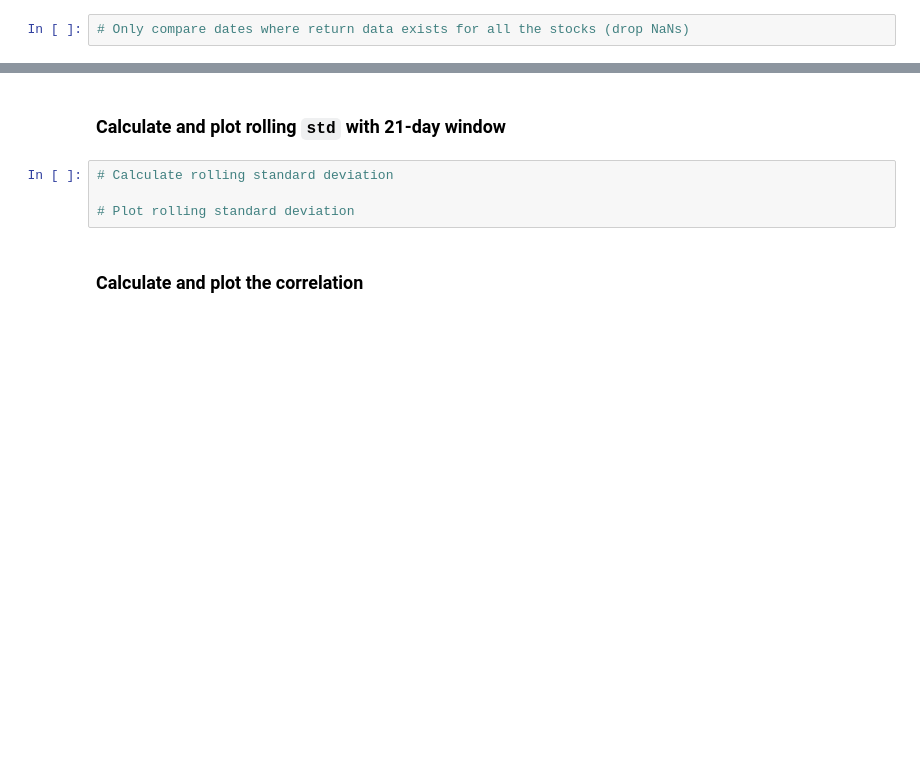
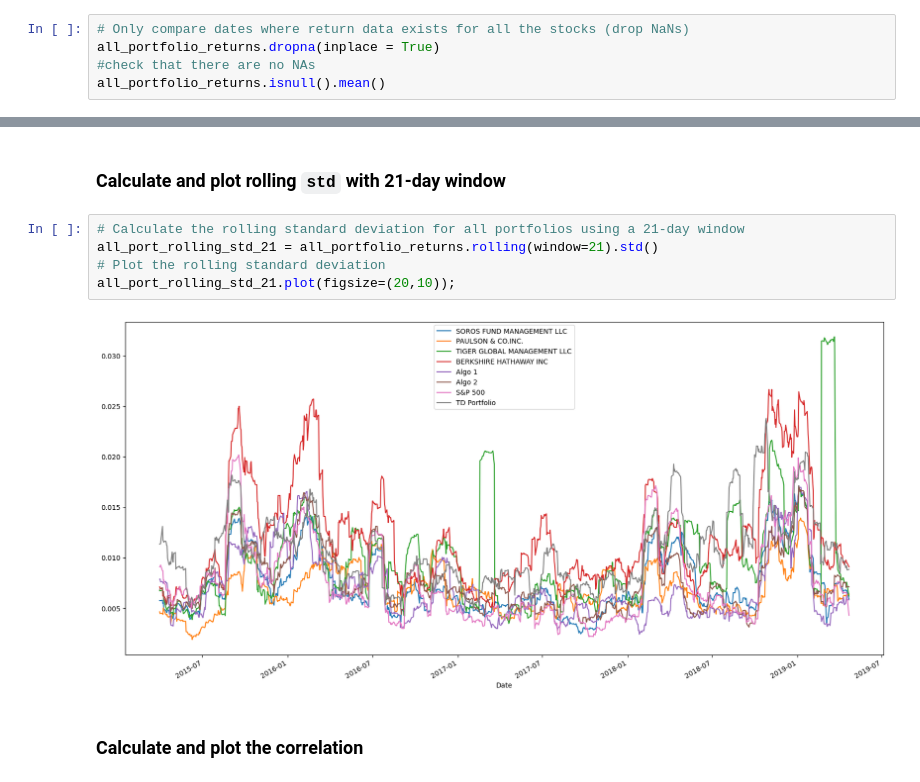
Before and after one commit to TDanner7/Portfolio-Review, a Jupyter notebook: Starter_Code/whale_analysis.ipynb, the cells around one changed output, grey strips where cells are left out. Saved outputs shown, nothing was run; the diff lists cells and outputs as text; blank space fills up the shorter version.

```diff
--- a/Starter_Code/whale_analysis.ipynb
+++ b/Starter_Code/whale_analysis.ipynb
@@ -571,3 +582,6 @@ all_portfolio_returns.head()
 | 2015-03-09 | 0.000582 | 0.004225 | 0.005843 | -0.001652 | -0.005447 | 0.001303 | ... |
 # %%
 # Only compare dates where return data exists for all the stocks (drop NaNs)
+all_portfolio_returns.dropna(inplace = True)
+#check that there are no NAs
+all_portfolio_returns.isnull().mean()
@@ -580,9 +629,12 @@ all_portfolio_returns.head()
 # %% [markdown]
 ### Calculate and plot rolling `std` with 21-day window
 # %%
-# Calculate rolling standard deviation
-
-# Plot rolling standard deviation
+# Calculate the rolling standard deviation for all portfolios using a 21-day window
+all_port_rolling_std_21 = all_portfolio_returns.rolling(window=21).std()
+# Plot the rolling standard deviation
+all_port_rolling_std_21.plot(figsize=(20,10));
+# %% [output]
+[figure, added]
 # %% [markdown]
 ### Calculate and plot the correlation
 # %%
```
Also changed, not shown: parts of 25 cells of this notebook.
